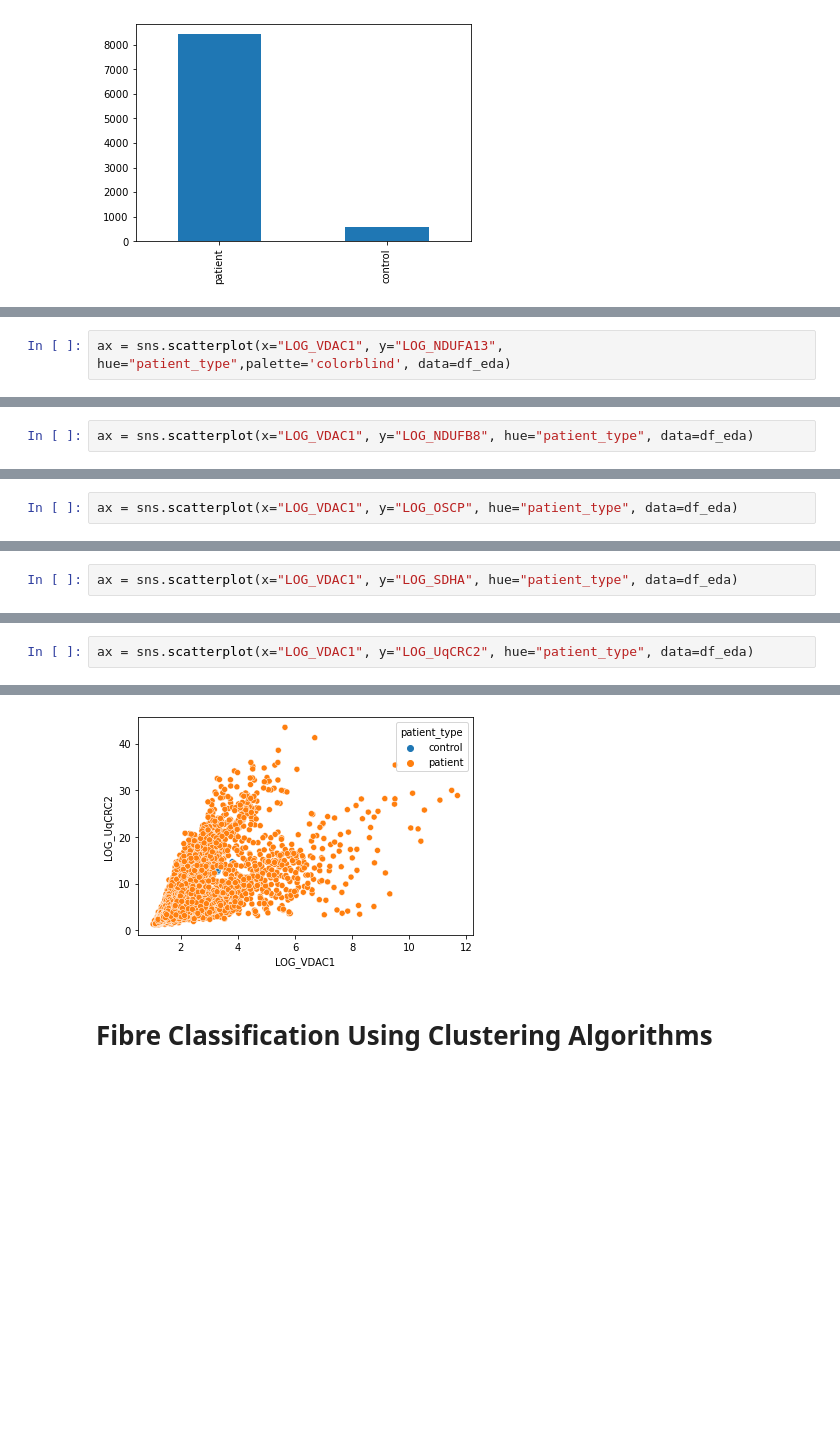
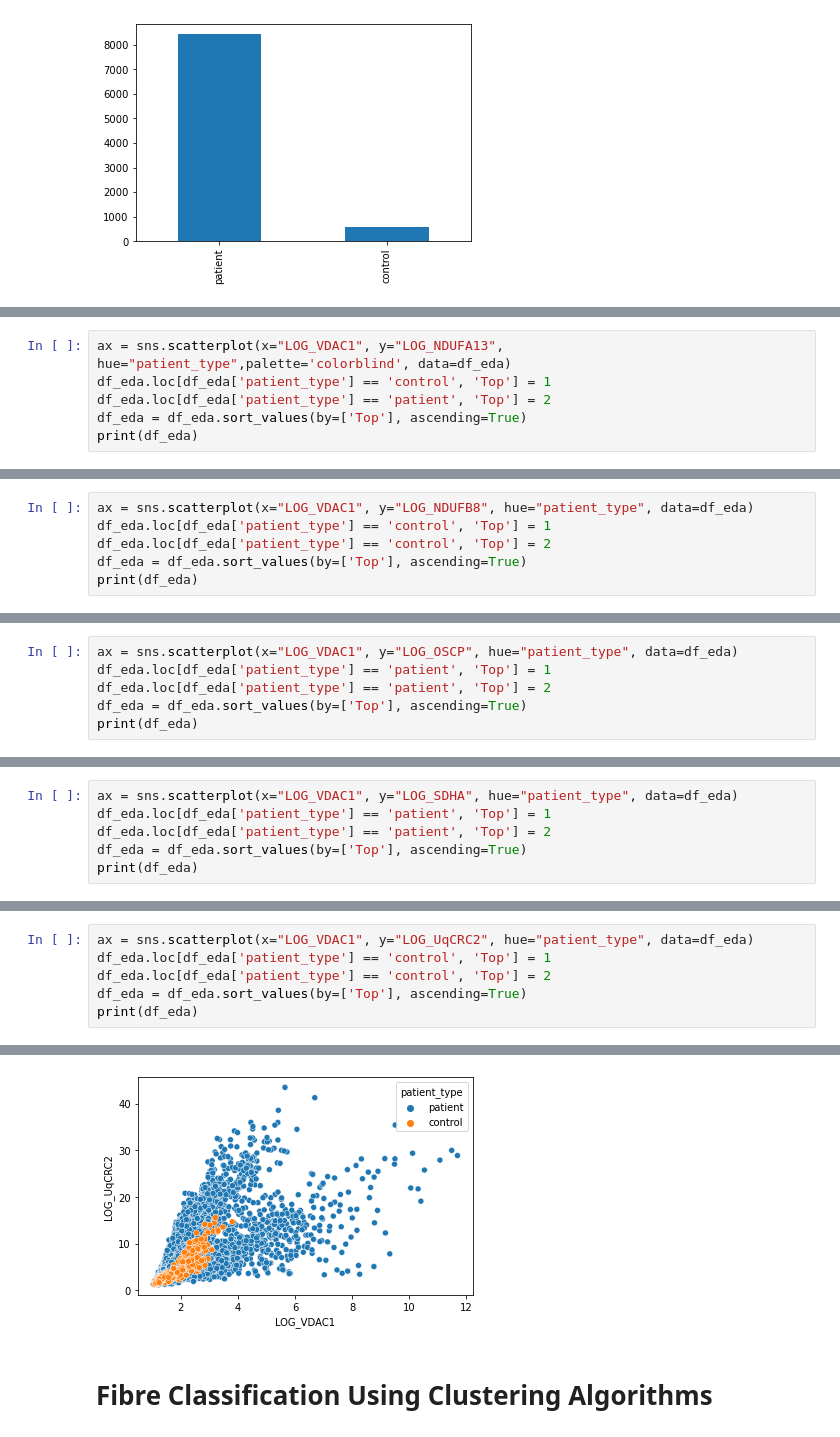
Before and after one commit to FNgongo/Classification_of_fibres_from_the_mitochondrial_disease_dataset_using_clustering_techniques, a Jupyter notebook: EDAandBasicML-FNVesion-Copy1.ipynb, the cells around one changed output, grey strips where cells are left out. Cells and saved outputs as stored; diff of their text form; blank space fills up the shorter version.

Commit message:
ColorCodding for EDA graphs
Amended EdA graph

```diff
--- a/EDAandBasicML-FNVesion-Copy1.ipynb
+++ b/EDAandBasicML-FNVesion-Copy1.ipynb
@@ -223,3 +263,7 @@ ax = sns.scatterplot(x="LOG_VDAC1", y="LOG_MTCO1", hue="patient_type", palette=[
 # %%
 ax = sns.scatterplot(x="LOG_VDAC1", y="LOG_NDUFA13", hue="patient_type",palette='colorblind', data=df_eda)
+df_eda.loc[df_eda['patient_type'] == 'control', 'Top'] = 1
+df_eda.loc[df_eda['patient_type'] == 'patient', 'Top'] = 2
+df_eda = df_eda.sort_values(by=['Top'], ascending=True)
+print(df_eda)
 # %% [output]
@@ -227,3 +288,7 @@ ax = sns.scatterplot(x="LOG_VDAC1", y="LOG_NDUFA13", hue="patient_type",palette=
 # %%
 ax = sns.scatterplot(x="LOG_VDAC1", y="LOG_NDUFB8", hue="patient_type", data=df_eda)
+df_eda.loc[df_eda['patient_type'] == 'control', 'Top'] = 1
+df_eda.loc[df_eda['patient_type'] == 'control', 'Top'] = 2
+df_eda = df_eda.sort_values(by=['Top'], ascending=True)
+print(df_eda)
 # %% [output]
@@ -231,3 +313,7 @@ ax = sns.scatterplot(x="LOG_VDAC1", y="LOG_NDUFB8", hue="patient_type", data=df_
 # %%
 ax = sns.scatterplot(x="LOG_VDAC1", y="LOG_OSCP", hue="patient_type", data=df_eda)
+df_eda.loc[df_eda['patient_type'] == 'patient', 'Top'] = 1
+df_eda.loc[df_eda['patient_type'] == 'patient', 'Top'] = 2
+df_eda = df_eda.sort_values(by=['Top'], ascending=True)
+print(df_eda)
 # %% [output]
@@ -235,3 +338,7 @@ ax = sns.scatterplot(x="LOG_VDAC1", y="LOG_OSCP", hue="patient_type", data=df_ed
 # %%
 ax = sns.scatterplot(x="LOG_VDAC1", y="LOG_SDHA", hue="patient_type", data=df_eda)
+df_eda.loc[df_eda['patient_type'] == 'patient', 'Top'] = 1
+df_eda.loc[df_eda['patient_type'] == 'patient', 'Top'] = 2
+df_eda = df_eda.sort_values(by=['Top'], ascending=True)
+print(df_eda)
 # %% [output]
@@ -239,3 +363,7 @@ ax = sns.scatterplot(x="LOG_VDAC1", y="LOG_SDHA", hue="patient_type", data=df_ed
 # %%
 ax = sns.scatterplot(x="LOG_VDAC1", y="LOG_UqCRC2", hue="patient_type", data=df_eda)
+df_eda.loc[df_eda['patient_type'] == 'control', 'Top'] = 1
+df_eda.loc[df_eda['patient_type'] == 'control', 'Top'] = 2
+df_eda = df_eda.sort_values(by=['Top'], ascending=True)
+print(df_eda)
 # %% [output]
@@ -242,4 +387,4 @@ ax = sns.scatterplot(x="LOG_VDAC1", y="LOG_UqCRC2", hue="patient_type", data=df_
-[figure, old version]
+[figure, new version]
 # %% [markdown]
 # Fibre Classification Using Clustering Algorithms
 # %% [markdown]
```
Also changed, not shown: parts of 38 cells of this notebook, 1 other file.
